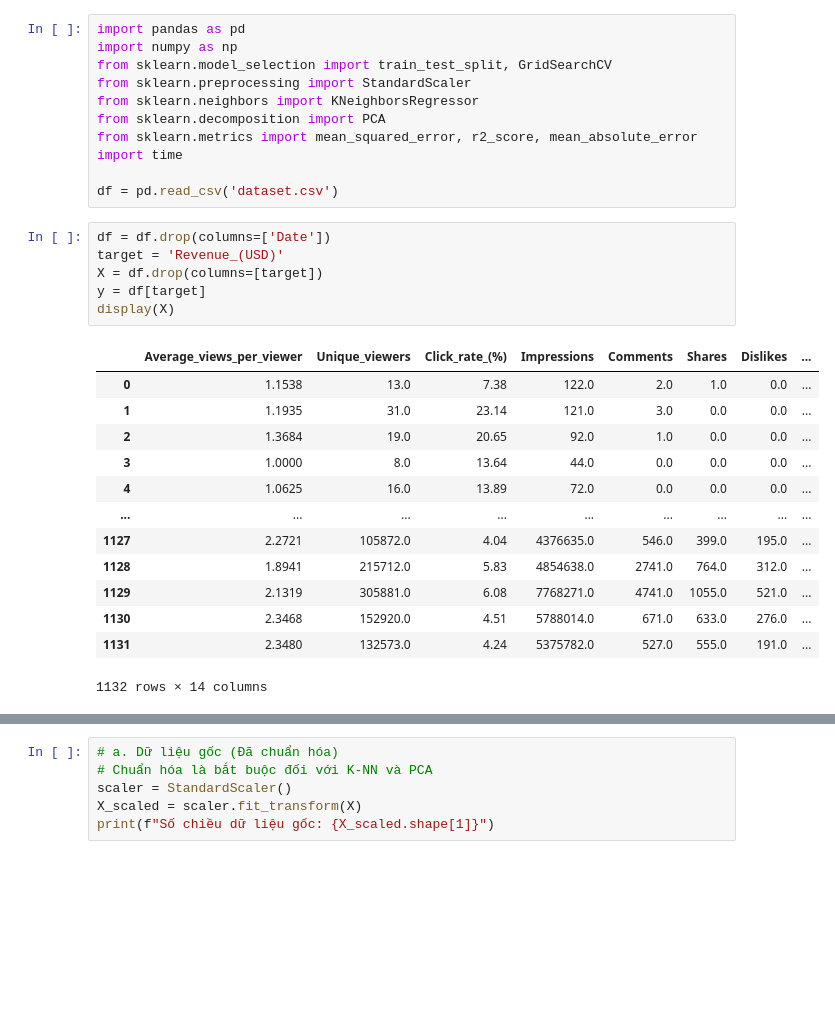
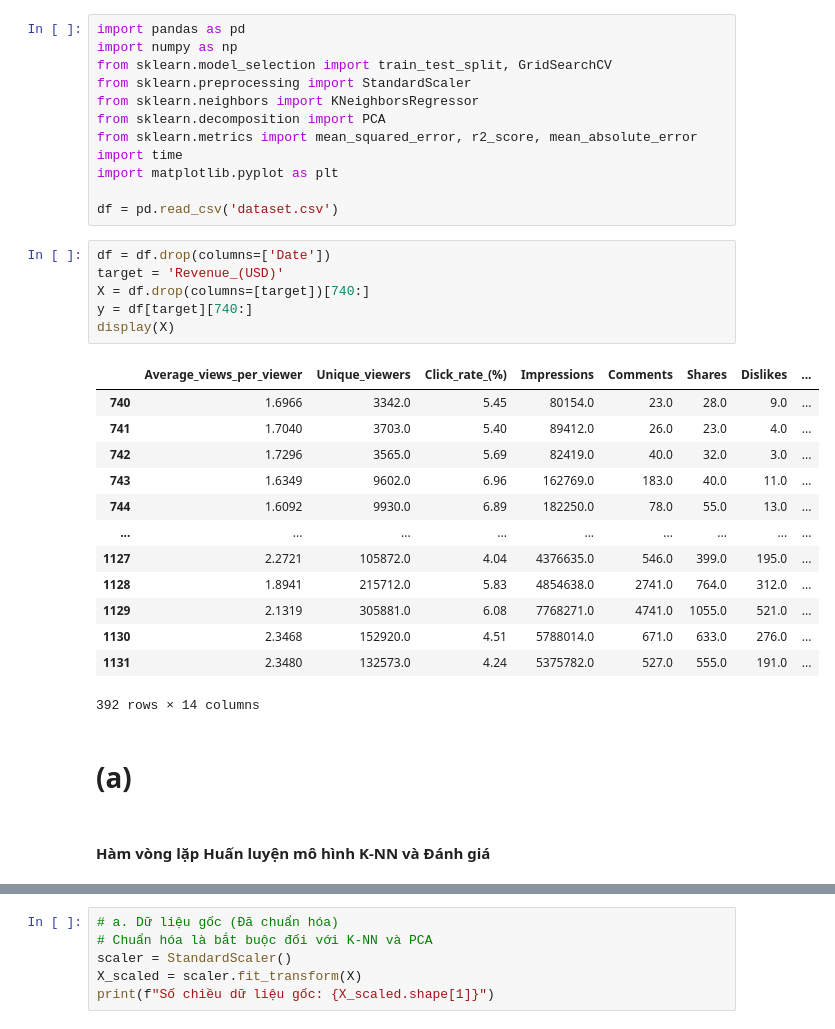
Before and after one commit to theanh-28/machine-learning-project, a Jupyter notebook: K-NN.ipynb, the cells around one changed output, grey strips where cells are left out. Drawn from its saved outputs; the diff is of its cells as text; blank space fills up the shorter version.

Commit message:
chỉnh sửa mô hình K-NN

```diff
--- a/K-NN.ipynb
+++ b/K-NN.ipynb
@@ -7,25 +7,30 @@ from sklearn.neighbors import KNeighborsRegressor
 from sklearn.decomposition import PCA
 from sklearn.metrics import mean_squared_error, r2_score, mean_absolute_error
 import time
+import matplotlib.pyplot as plt
 
 df = pd.read_csv('dataset.csv')
 # %%
 df = df.drop(columns=['Date'])
 target = 'Revenue_(USD)'
-X = df.drop(columns=[target])
-y = df[target]
+X = df.drop(columns=[target])[740:]
+y = df[target][740:]
 display(X)
 # %% [output]
 |  | Average_views_per_viewer | Unique_viewers | Click_rate_(%) | Impressions | Comments | Shares | Dislikes | ... |
-| 0 | 1.1538 | 13.0 | 7.38 | 122.0 | 2.0 | 1.0 | 0.0 | ... |
-| 1 | 1.1935 | 31.0 | 23.14 | 121.0 | 3.0 | 0.0 | 0.0 | ... |
-| 2 | 1.3684 | 19.0 | 20.65 | 92.0 | 1.0 | 0.0 | 0.0 | ... |
-| 3 | 1.0000 | 8.0 | 13.64 | 44.0 | 0.0 | 0.0 | 0.0 | ... |
-| 4 | 1.0625 | 16.0 | 13.89 | 72.0 | 0.0 | 0.0 | 0.0 | ... |
+| 740 | 1.6966 | 3342.0 | 5.45 | 80154.0 | 23.0 | 28.0 | 9.0 | ... |
+| 741 | 1.7040 | 3703.0 | 5.40 | 89412.0 | 26.0 | 23.0 | 4.0 | ... |
+| 742 | 1.7296 | 3565.0 | 5.69 | 82419.0 | 40.0 | 32.0 | 3.0 | ... |
+| 743 | 1.6349 | 9602.0 | 6.96 | 162769.0 | 183.0 | 40.0 | 11.0 | ... |
+| 744 | 1.6092 | 9930.0 | 6.89 | 182250.0 | 78.0 | 55.0 | 13.0 | ... |
 | ... | ... | ... | ... | ... | ... | ... | ... | ... |
 | 1127 | 2.2721 | 105872.0 | 4.04 | 4376635.0 | 546.0 | 399.0 | 195.0 | ... |
 | 1128 | 1.8941 | 215712.0 | 5.83 | 4854638.0 | 2741.0 | 764.0 | 312.0 | ... |
 | 1129 | 2.1319 | 305881.0 | 6.08 | 7768271.0 | 4741.0 | 1055.0 | 521.0 | ... |
 | 1130 | 2.3468 | 152920.0 | 4.51 | 5788014.0 | 671.0 | 633.0 | 276.0 | ... |
 | 1131 | 2.3480 | 132573.0 | 4.24 | 5375782.0 | 527.0 | 555.0 | 191.0 | ... |
-1132 rows × 14 columns
+392 rows × 14 columns
+# %% [markdown]
+# (a)
+# %% [markdown]
+#### Hàm vòng lặp Huấn luyện mô hình K-NN và Đánh giá
```
Also changed, not shown: parts of 21 cells of this notebook, 2 other files.
